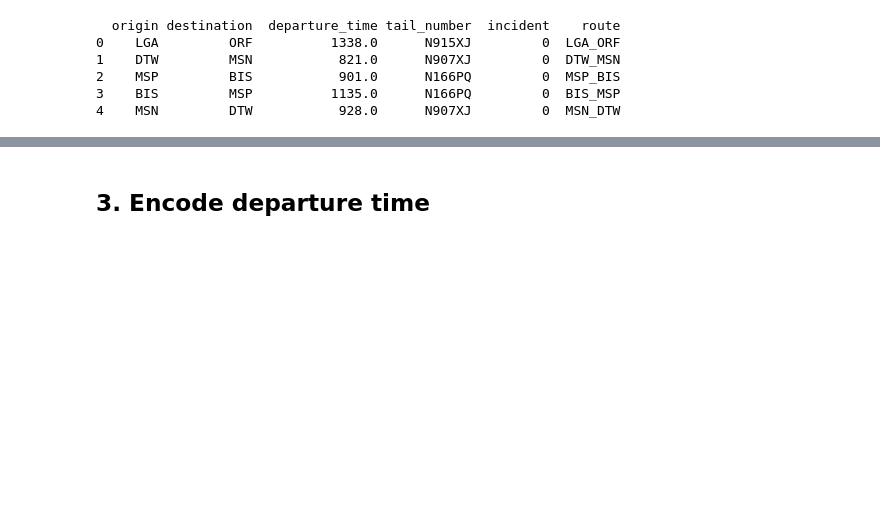
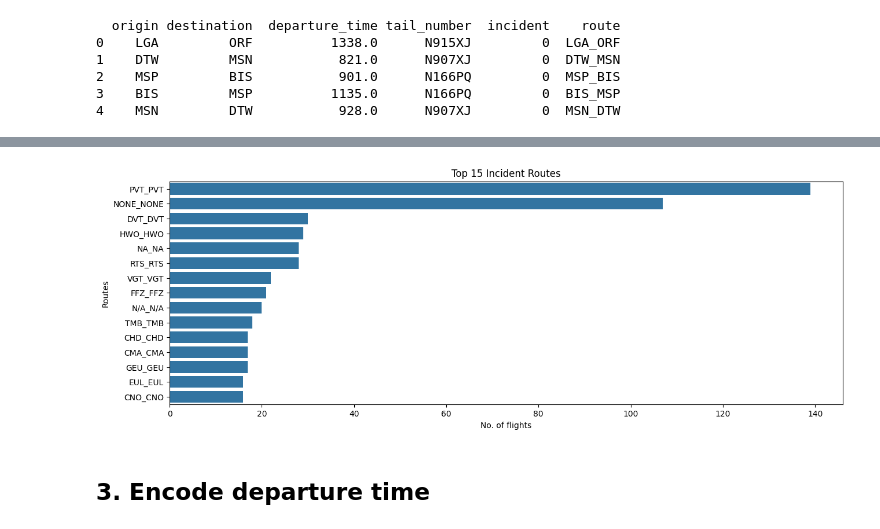
Before and after one commit to 4GeeksAcademy/maps-aviation_final_project, a Jupyter notebook: notebooks/02-data_preparation.ipynb, the cells around one changed output, grey strips where cells are left out. Cells and saved outputs as stored; diff of their text form; code cells hidden in the pictures; blank space fills up the shorter version.

Commit message:
added final plots

```diff
--- a/notebooks/02-data_preparation.ipynb
+++ b/notebooks/02-data_preparation.ipynb
@@ -168,3 +168,6 @@ print(data_df.head())
 2    MSP         BIS           901.0      N166PQ         0  MSP_BIS
 3    BIS         MSP          1135.0      N166PQ         0  BIS_MSP
 4    MSN         DTW           928.0      N907XJ         0  MSN_DTW
+# %%
+incident_df = data_df[data_df['incident'] == 1]
+incident_df
@@ -171,3 +188,15 @@ print(data_df.head())
+# %%
+# Plot incident routes
+plt.figure(figsize=(15, 5))
+level_counts=incident_df['route'].value_counts().head(15).index
+sns.countplot(data=incident_df, y='route', order=level_counts)
+
+plt.title('Top 15 Incident Routes')
+plt.xlabel('No. of flights')
+plt.ylabel('Routes');
+plt.show()
+# %% [output]
+[figure, added]
 # %% [markdown]
 ## 3. Encode departure time
 # %%
```
Also changed, not shown: parts of 2 cells of this notebook, 5 other files.
